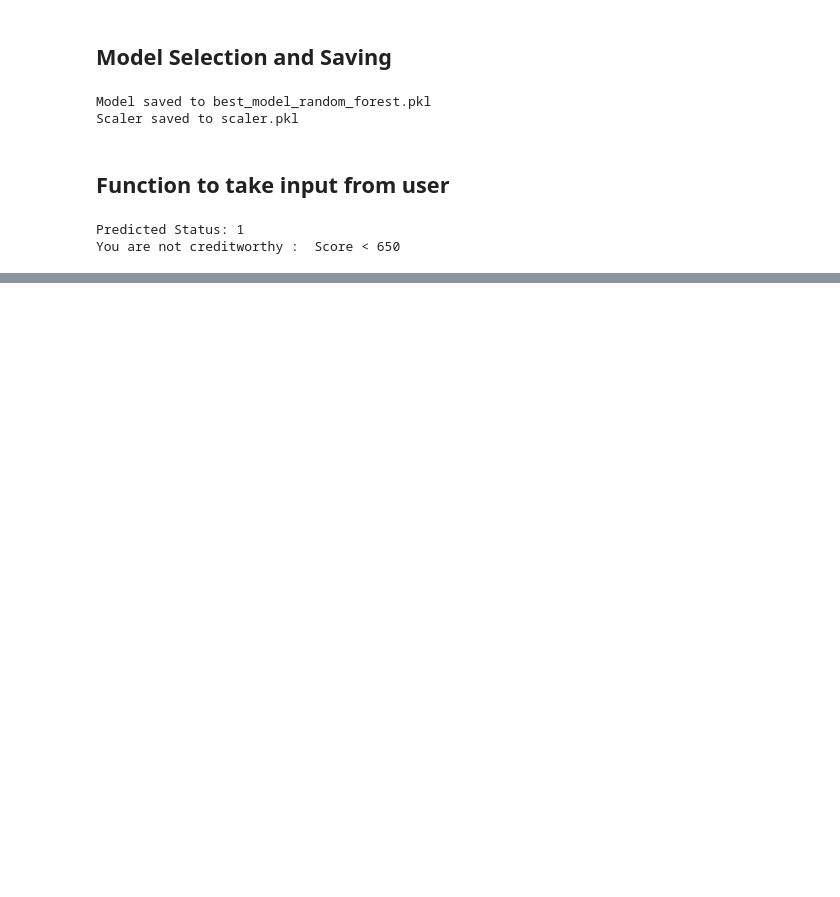
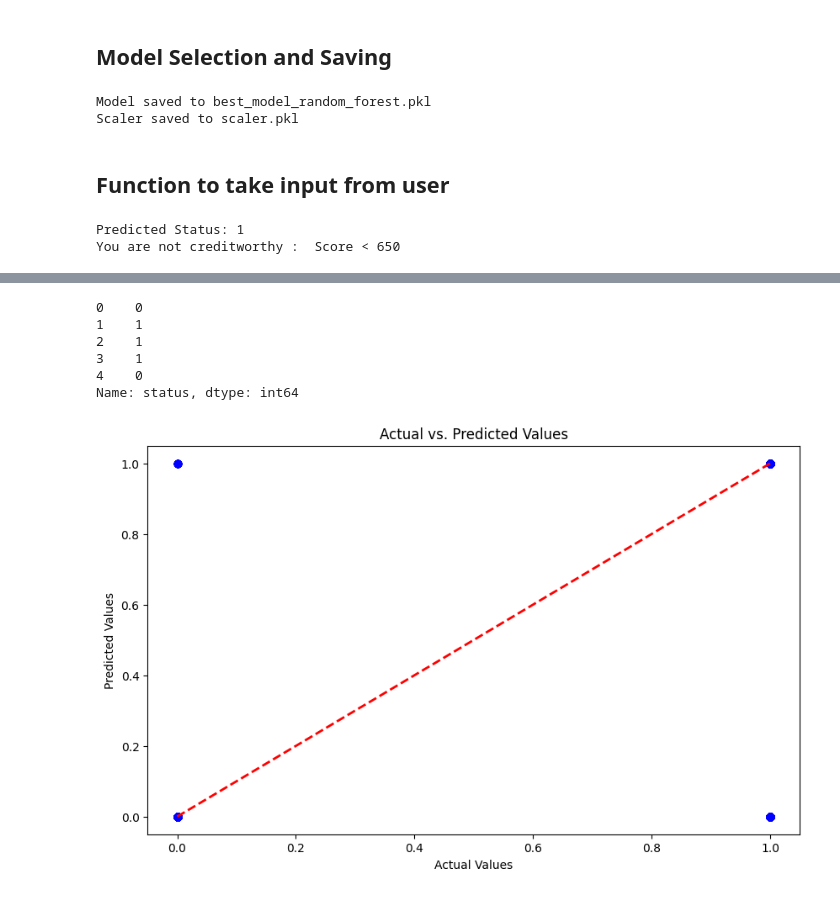
Before and after one commit to YashXDS/Credit-Scoring-System, a Jupyter notebook: model_1.ipynb, the cells around one changed output, grey strips where cells are left out. Cells and saved outputs as stored; diff of their text form; code cells hidden in the pictures; blank space fills up the shorter version.

```diff
--- a/model_1.ipynb
+++ b/model_1.ipynb
@@ -529,0 +590,22 @@ You are not creditworthy :  Score < 650
+# %%
+ytest_df = pd.read_csv('original_data.csv')
+ytesy_df = ytest_df['status']
+ytesy_df.head()
+# %% [output]
+0    0
+1    1
+2    1
+3    1
+4    0
+Name: status, dtype: int64
+# %%
+# Scatter plot for actual vs predicted values
+plt.figure(figsize=(10, 6))
+plt.scatter(ytesy_df, y_pred, alpha=0.5, color='b')
+plt.plot([ytesy_df.min(), ytesy_df.max()], [ytesy_df.min(), ytesy_df.max()], color='r', linestyle='--', lw=2)
+plt.title("Actual vs. Predicted Values")
+plt.xlabel("Actual Values")
+plt.ylabel("Predicted Values")
+plt.show()
+# %% [output]
+[figure, added]
```
Also changed, not shown: parts of 6 cells of this notebook.
